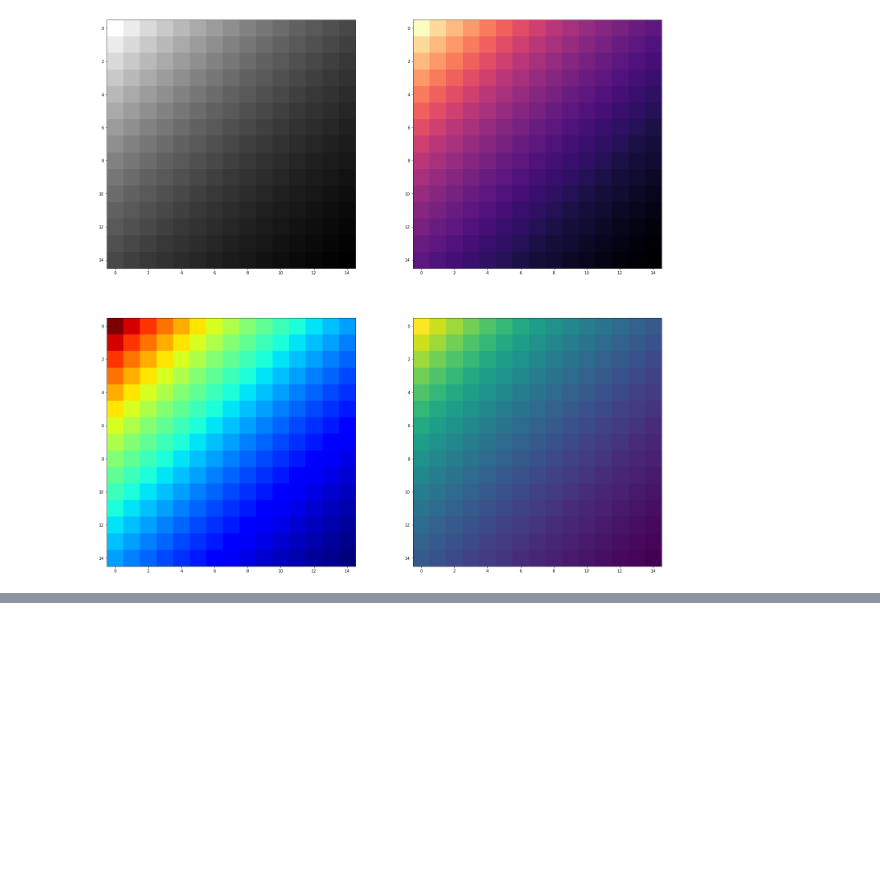
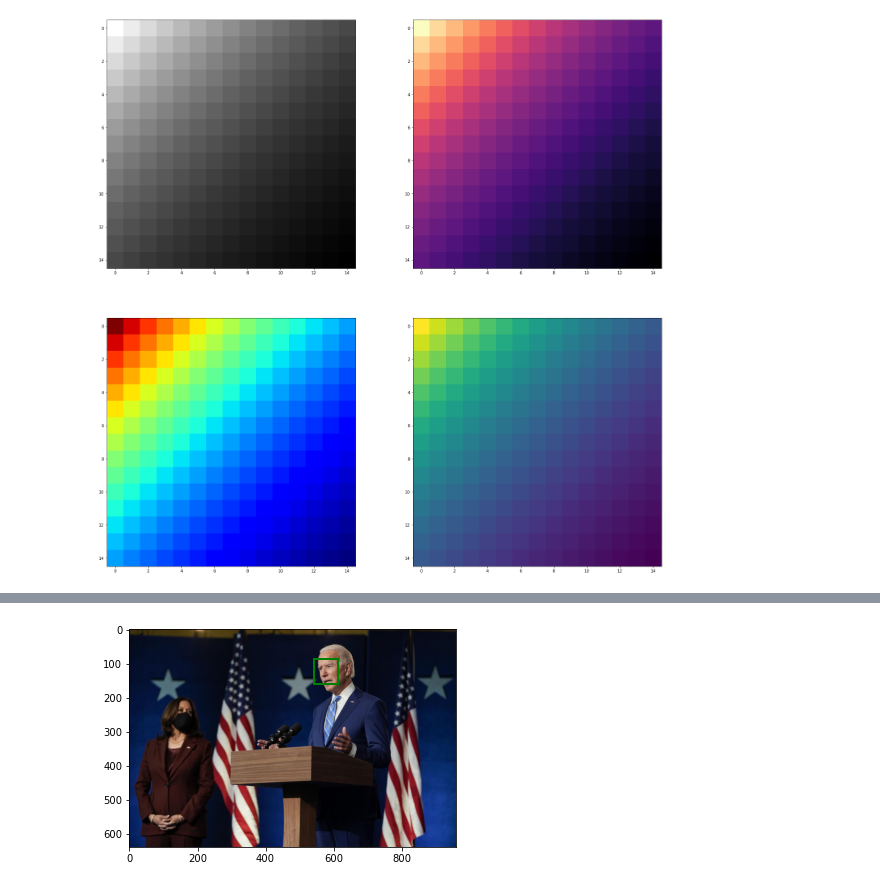
Before and after one commit to ragouradja/Projet_Python, a Jupyter notebook: demo.ipynb, the cells around one changed output, grey strips where cells are left out. Cells and saved outputs as stored; diff of their text form; code cells hidden in the pictures; blank space fills up the shorter version.

```diff
--- a/demo.ipynb
+++ b/demo.ipynb
@@ -253,0 +270,26 @@ plt.imshow(random_image, cmap='gray', interpolation='nearest');
+# %%
+from skimage import data
+from skimage.feature import Cascade
+import matplotlib.pyplot as plt
+from matplotlib import patches
+
+
+
+trained_file = data.lbp_frontal_face_cascade_filename()
+
+detector = Cascade(trained_file)
+
+img = mpimg.imread("img/biden.jpg")
+
+detected = detector.detect_multi_scale(img=img,scale_factor=1.2,step_ratio=1,min_size=(60, 60),max_size=(123, 123))
+
+plt.imshow(img)
+img_desc = plt.gca()
+
+for patch in detected:
+
+    img_desc.add_patch(patches.Rectangle((patch['c'], patch['r']),patch['width'],patch['height'],fill=False,color='g',linewidth=2))
+
+plt.show()
+# %% [output]
+[figure, added]
```
Also changed, not shown: parts of 10 cells of this notebook.
